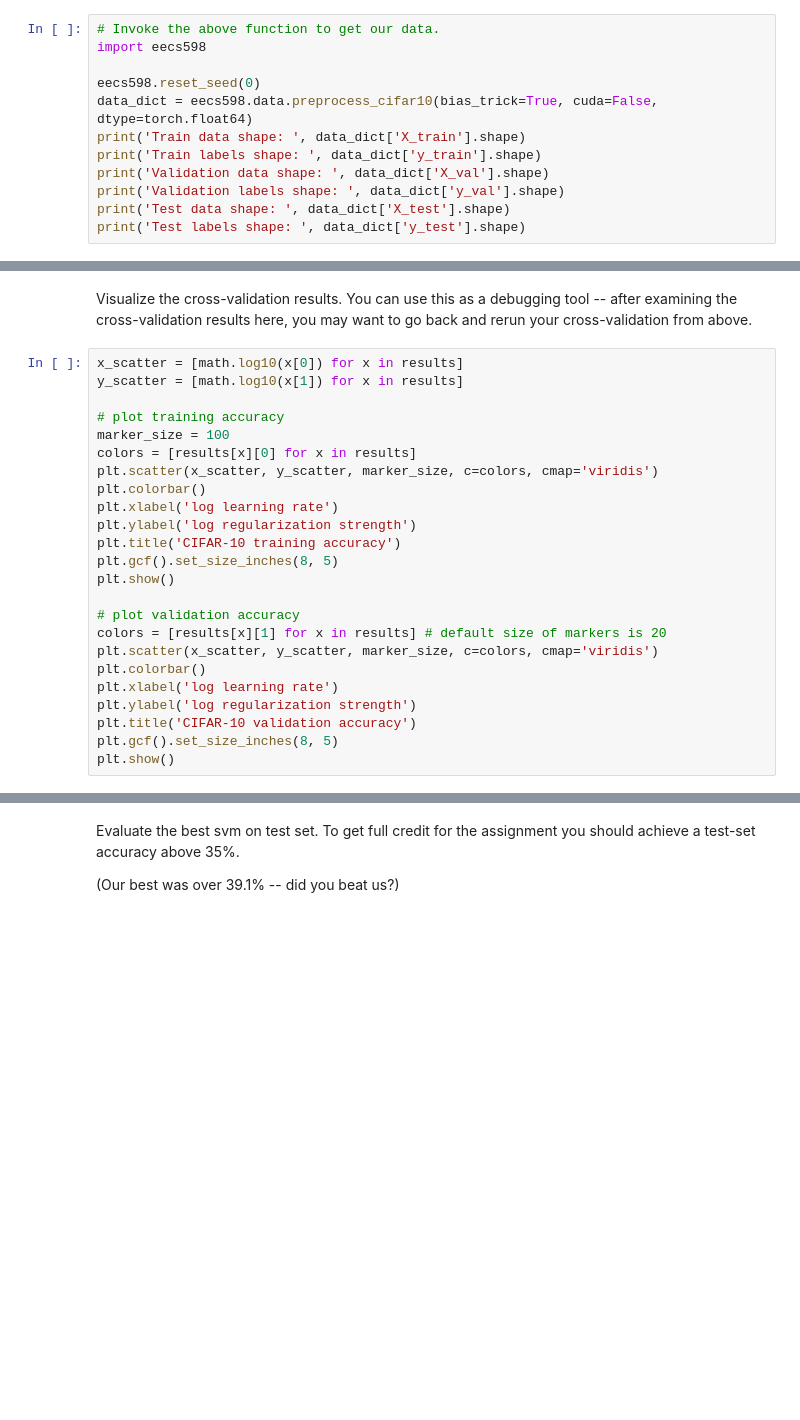
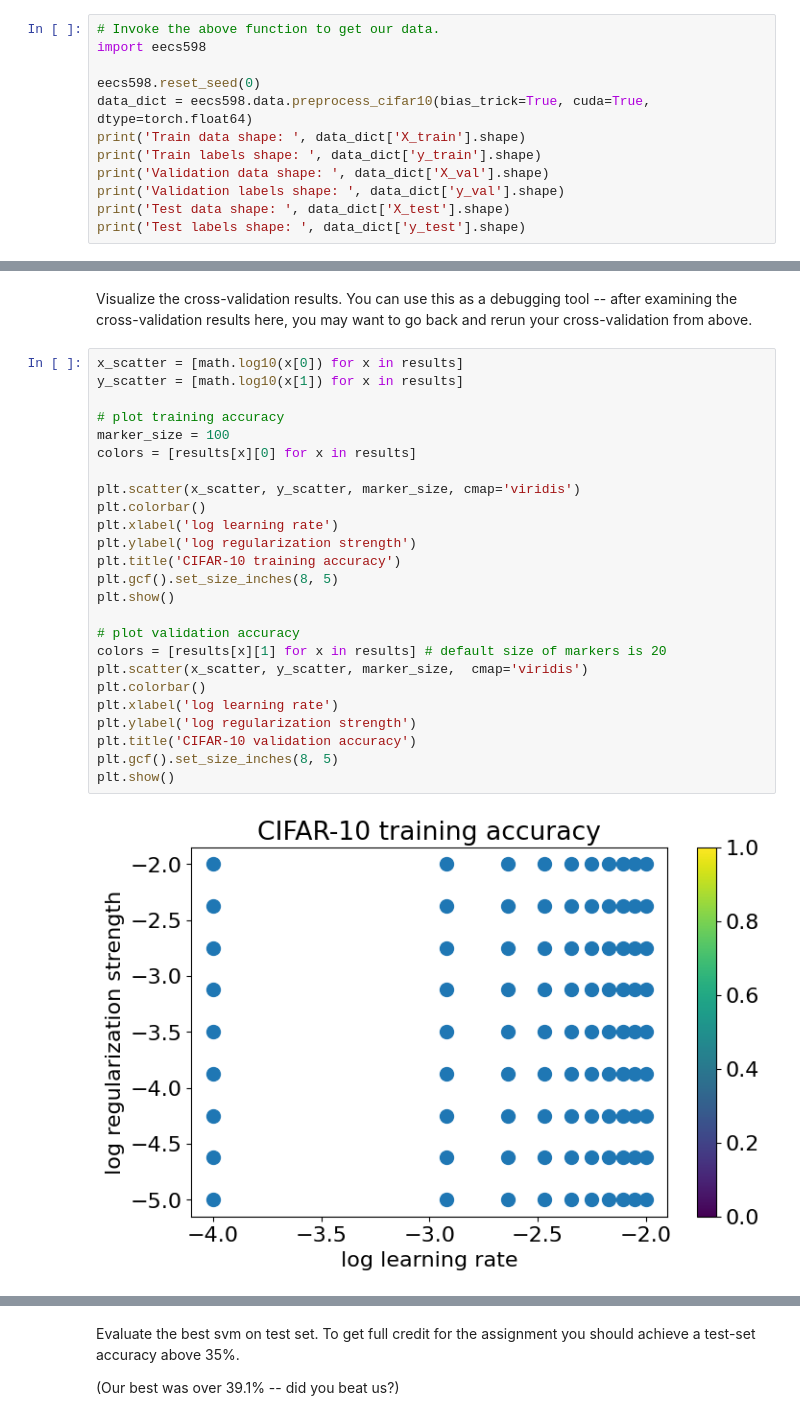
Before and after one commit to sorceressyidi/CSLearning, a Jupyter notebook: CVDL/A2/linear_classifier.ipynb, the cells around one changed output, grey strips where cells are left out. Saved outputs shown, nothing was run; the diff lists cells and outputs as text; blank space fills up the shorter version.

```diff
--- a/CVDL/A2/linear_classifier.ipynb
+++ b/CVDL/A2/linear_classifier.ipynb
@@ -142,7 +139,7 @@ We can now run the `eecs598.data.preprocess` function to get our data:
 import eecs598
 
 eecs598.reset_seed(0)
-data_dict = eecs598.data.preprocess_cifar10(bias_trick=True, cuda=False, dtype=torch.float64)
+data_dict = eecs598.data.preprocess_cifar10(bias_trick=True, cuda=True, dtype=torch.float64)
 print('Train data shape: ', data_dict['X_train'].shape)
 print('Train labels shape: ', data_dict['y_train'].shape)
 print('Validation data shape: ', data_dict['X_val'].shape)
@@ -499,24 +543,27 @@ Visualize the cross-validation results. You can use this as a debugging tool --
 # %%
 x_scatter = [math.log10(x[0]) for x in results]
 y_scatter = [math.log10(x[1]) for x in results]
 
 # plot training accuracy
 marker_size = 100
 colors = [results[x][0] for x in results]
-plt.scatter(x_scatter, y_scatter, marker_size, c=colors, cmap='viridis')
+
+plt.scatter(x_scatter, y_scatter, marker_size, cmap='viridis')
 plt.colorbar()
 plt.xlabel('log learning rate')
 plt.ylabel('log regularization strength')
 plt.title('CIFAR-10 training accuracy')
 plt.gcf().set_size_inches(8, 5)
 plt.show()
 
 # plot validation accuracy
 colors = [results[x][1] for x in results] # default size of markers is 20
-plt.scatter(x_scatter, y_scatter, marker_size, c=colors, cmap='viridis')
+plt.scatter(x_scatter, y_scatter, marker_size,  cmap='viridis')
 plt.colorbar()
 plt.xlabel('log learning rate')
 plt.ylabel('log regularization strength')
 plt.title('CIFAR-10 validation accuracy')
 plt.gcf().set_size_inches(8, 5)
 plt.show()
+# %% [output]
+[figure, added]
```
Also changed, not shown: parts of 28 cells of this notebook, 29 other files.
